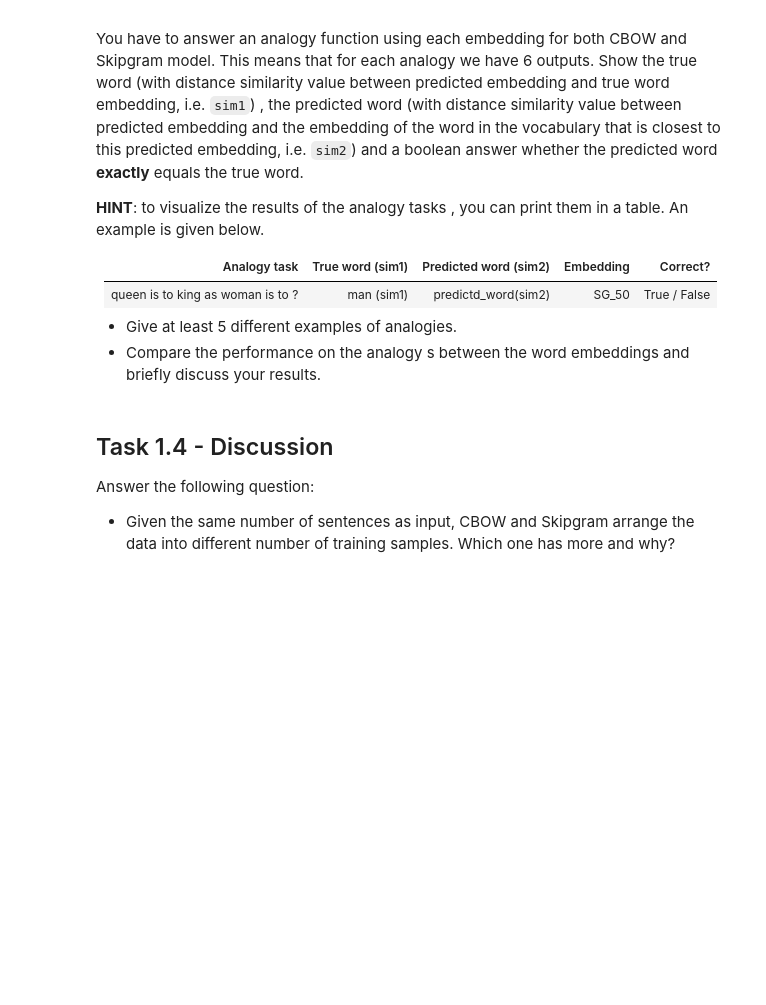
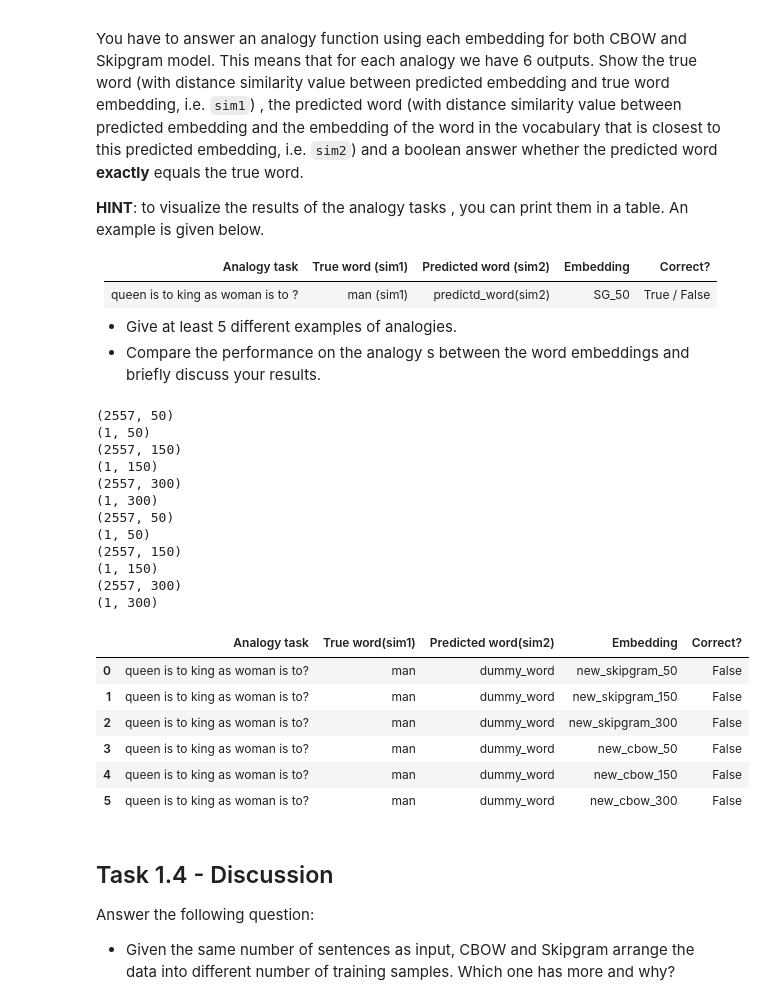
Before and after one commit to Huilin-Zhu/DeepLearningAssignment1, a Jupyter notebook: Assignment_1.ipynb, the cells around one changed output. Cells and saved outputs as stored; diff of their text form; code cells hidden in the pictures; blank space fills up the shorter version.

```diff
--- a/Assignment_1.ipynb
+++ b/Assignment_1.ipynb
@@ -549,19 +551,46 @@ def analogy(word1, word2, word3, true_word):
   analogy = word2 + ' is to ' + word1 + ' as ' + word3 + ' is to?'
   df = pd.DataFrame(columns=['Analogy task', 'True word(sim1)', 'Predicted word(sim2)', 'Embedding', 'Correct?'])
   models = ['new_skipgram_50', 'new_skipgram_150', 'new_skipgram_300', 'new_cbow_50', 'new_cbow_150', 'new_cbow_300']
+
+  dummy = []
   for i, model in enumerate(models):
     embedding = np.loadtxt(model + '.txt')
+    print(embedding.shape)
     predicted_embedding = embed(word1, embedding) - embed(word2, embedding) + embed(word3, embedding)
 
-    predicted_word = closest_word(predicted_embedding)
+    print(predicted_embedding.shape)
+    #predicted_word = closest_word(predicted_embedding)
+
 
     predicted_word = 'dummy_word'
 
     distance_exp_true = cosine_similarity(predicted_embedding, embed(true_word, embedding))   #sim2
 
-    df.loc[i] = [analogy] + [word4] + [predicted_word] + [model] + [word4 == predicted_word]
+    df.loc[i] = [analogy] + [true_word] + [predicted_word] + [model] + [true_word == predicted_word]
 
   return df
+# %%
+analogy('king', 'queen', 'woman', 'man')
+# %% [output]
+(2557, 50)
+(1, 50)
+(2557, 150)
+(1, 150)
+(2557, 300)
+(1, 300)
+(2557, 50)
+(1, 50)
+(2557, 150)
+(1, 150)
+(2557, 300)
+(1, 300)
+|  | Analogy task | True word(sim1) | Predicted word(sim2) | Embedding | Correct? |
+| 0 | queen is to king as woman is to? | man | dummy_word | new_skipgram_50 | False |
+| 1 | queen is to king as woman is to? | man | dummy_word | new_skipgram_150 | False |
+| 2 | queen is to king as woman is to? | man | dummy_word | new_skipgram_300 | False |
+| 3 | queen is to king as woman is to? | man | dummy_word | new_cbow_50 | False |
+| 4 | queen is to king as woman is to? | man | dummy_word | new_cbow_150 | False |
+| 5 | queen is to king as woman is to? | man | dummy_word | new_cbow_300 | False |
 # %%
 # mother is to home as teacher is to school
 analogy('home', 'mother', 'teacher', 'school')
```
Also changed, not shown: parts of 2 cells of this notebook.
